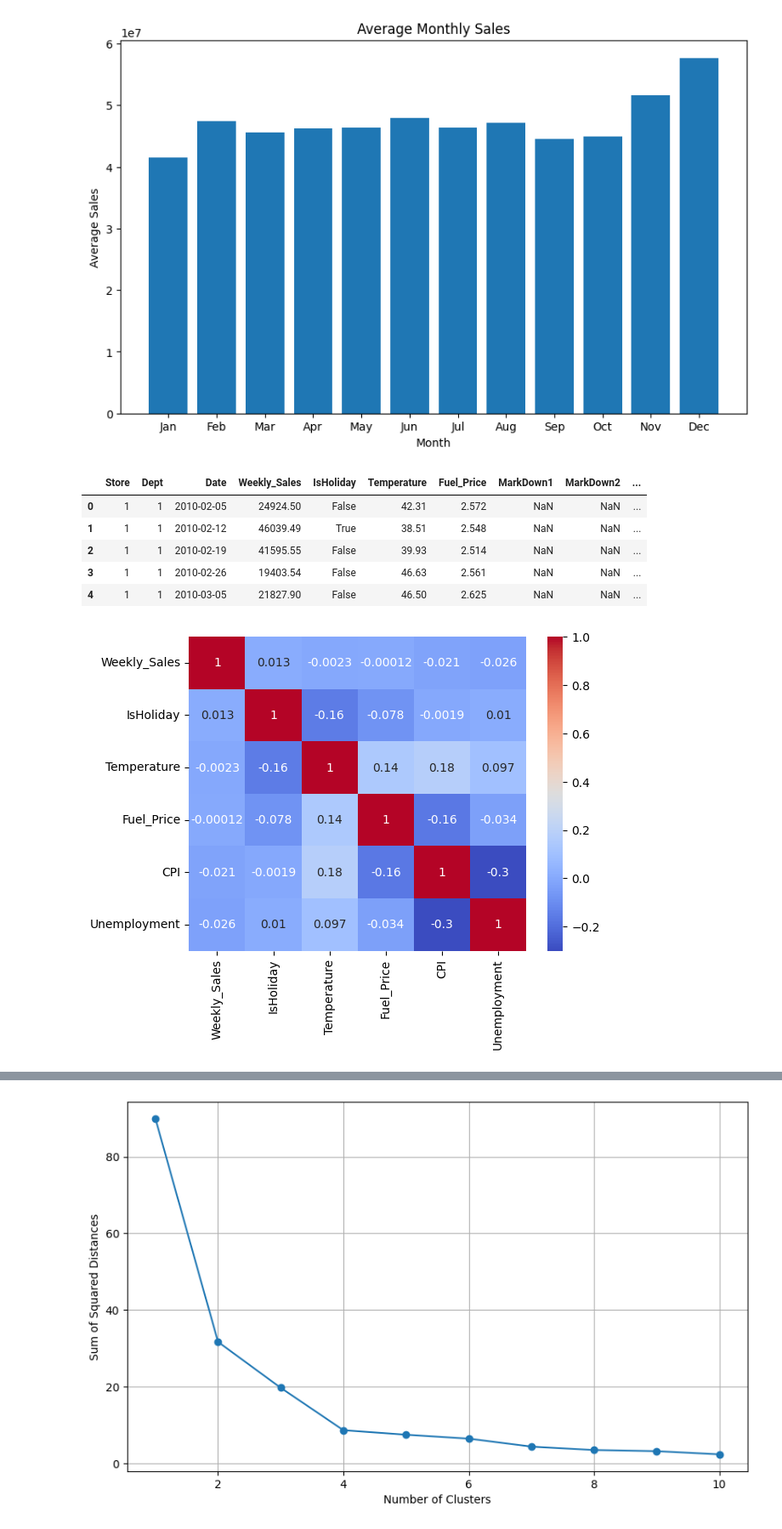
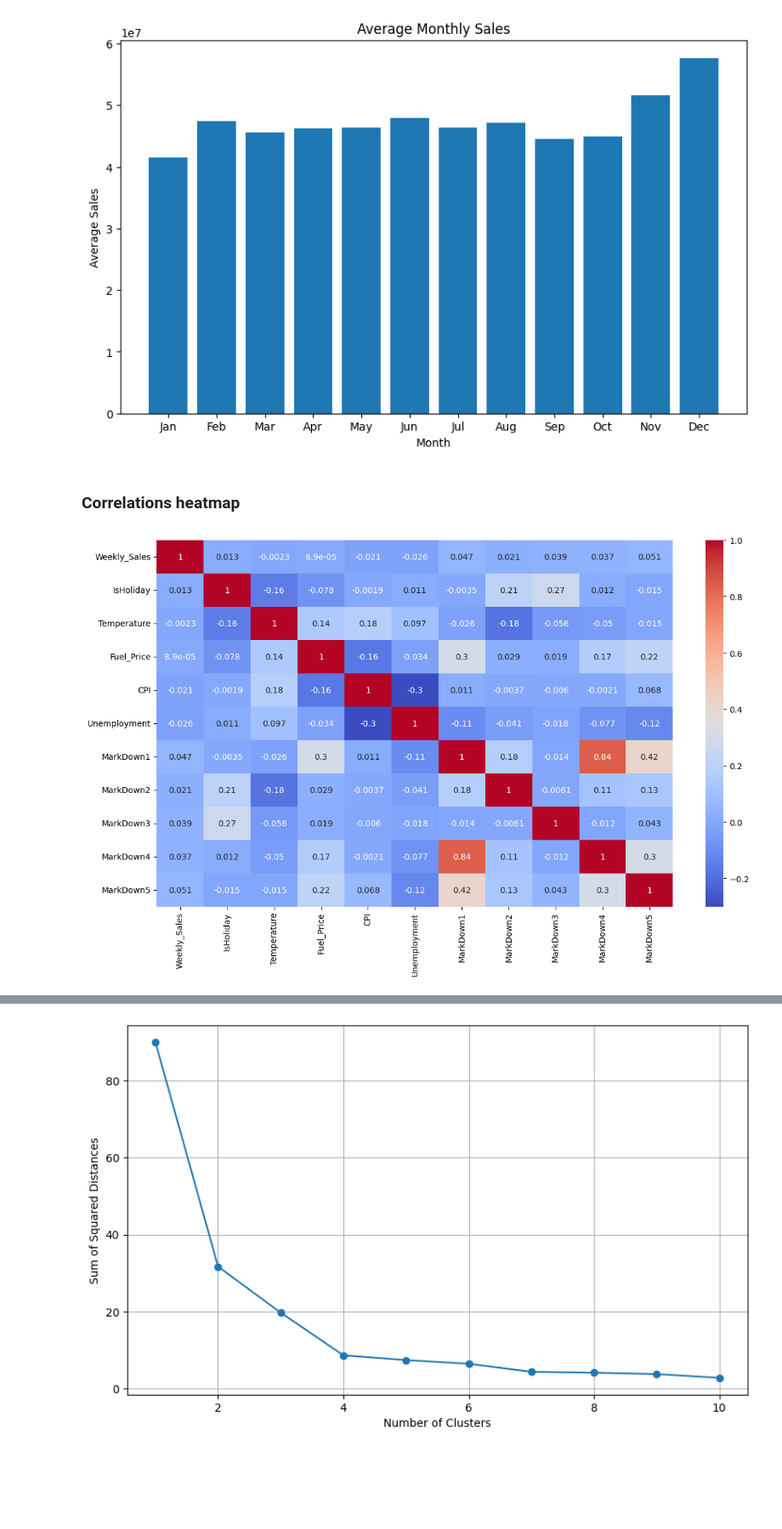
Before and after one commit to JakubKrz/Walmart-sales-analysis, a Jupyter notebook: Walmart-sales-analysis.ipynb, the cells around one changed output, grey strips where cells are left out. Shown at 85% size. Cells and saved outputs as stored; diff of their text form; code cells hidden in the pictures; blank space fills up the shorter version.

```diff
--- a/Walmart-sales-analysis.ipynb
+++ b/Walmart-sales-analysis.ipynb
@@ -69,0 +156,2 @@ max: 99
+# %%
+data_train = data_train[data_train['Weekly_Sales'] >= 0]
@@ -96,0 +198,4 @@ dtype: float64
+# %%
+data_features[['MarkDown1', 'MarkDown2', 'MarkDown3', 'MarkDown4', 'MarkDown5']] = data_features[['MarkDown1', 'MarkDown2', 'MarkDown3', 'MarkDown4', 'MarkDown5']].fillna(0)
+data_features['CPI'] = data_features['CPI'].fillna(data_features['CPI'].mean())
+data_features['Unemployment'] = data_features['Unemployment'].fillna(data_features['Unemployment'].mean())
@@ -96,0 +204,3 @@ dtype: float64
+# %%
+data_train.loc[data_train['Weekly_Sales']<=0]
+data_train = data_train.loc[data_train['Weekly_Sales'] > 0]
@@ -184,20 +342,12 @@ plt.xticks(range(1, 13), ['Jan', 'Feb', 'Mar', 'Apr', 'May', 'Jun', 'Jul', 'Aug'
 plt.show()
 # %% [output]
 [figure]
-# %%
-merged_data= pd.merge(data_train, data_features, on=['Store', 'Date', 'IsHoliday'], how='left')
-merged_data = pd.merge(merged_data, data_stores, on='Store', how='left')
-merged_data.head()
-# %% [output]
-|  | Store | Dept | Date | Weekly_Sales | IsHoliday | Temperature | Fuel_Price | MarkDown1 | MarkDown2 | ... |
-| 0 | 1 | 1 | 2010-02-05 | 24924.50 | False | 42.31 | 2.572 | NaN | NaN | ... |
-| 1 | 1 | 1 | 2010-02-12 | 46039.49 | True | 38.51 | 2.548 | NaN | NaN | ... |
-| 2 | 1 | 1 | 2010-02-19 | 41595.55 | False | 39.93 | 2.514 | NaN | NaN | ... |
-| 3 | 1 | 1 | 2010-02-26 | 19403.54 | False | 46.63 | 2.561 | NaN | NaN | ... |
-| 4 | 1 | 1 | 2010-03-05 | 21827.90 | False | 46.50 | 2.625 | NaN | NaN | ... |
+# %% [markdown]
+<h3> Correlations heatmap </h3>
 # %%
-cor_features = merged_data[['Weekly_Sales','IsHoliday','Temperature', 'Fuel_Price', 'CPI', 'Unemployment']].corr()
+cor_features = merged_data[['Weekly_Sales','IsHoliday','Temperature', 'Fuel_Price', 'CPI', 'Unemployment', 'MarkDown1','MarkDown2','MarkDown3','MarkDown4','MarkDown5']].corr()
+plt.figure(figsize=(14, 8))
 sns.heatmap(cor_features, annot=True, cmap='coolwarm')
 plt.show()
 # %% [output]
-[figure, old version]
+[figure, new version]
```
Also changed, not shown: parts of 60 cells of this notebook, 1 other file.
